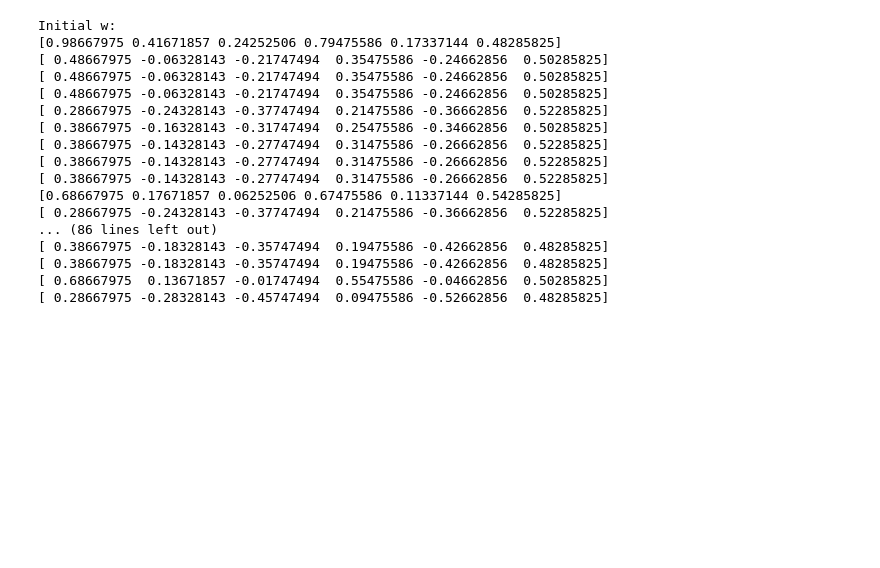
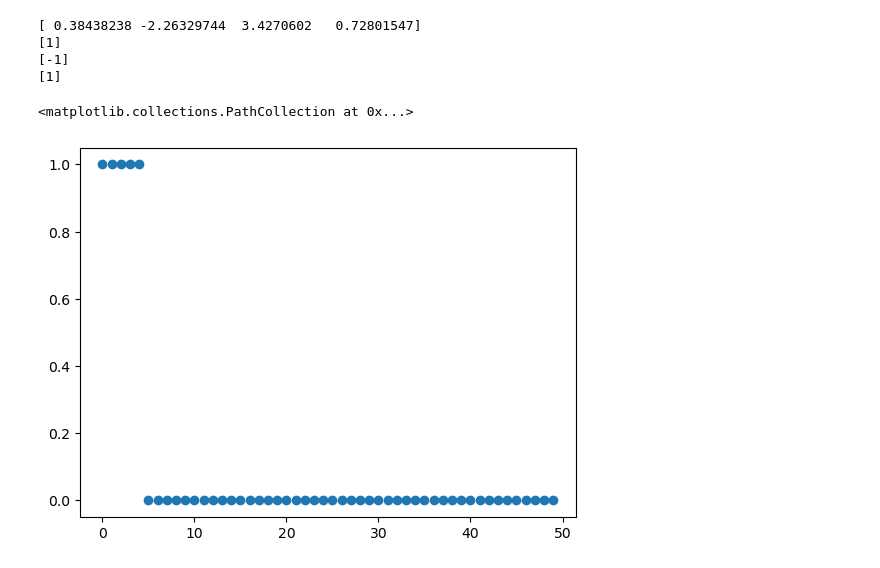
Before and after one commit to molendaa/python_ml_ex, a Jupyter notebook: ml_perceptron.ipynb, the cells around one changed output. Cells and saved outputs as stored; diff of their text form; code cells hidden in the pictures; blank space fills up the shorter version.

Commit message:
New ex. (perceptron adeline, time efficiency test of numpy)

```diff
--- a/ml_perceptron.ipynb
+++ b/ml_perceptron.ipynb
@@ -29,41 +83,32 @@ def predict(x,w):
 # %%
-X = np.arange(-25,25).reshape(10,5)
+# X = np.arange(-25,25).reshape(10,5)
+# y = np.array([1, -1, -1, 1, -1, 1, -1, -1, 1, -1])
 
-ones = np.ones((X.shape[0],1))
-X_1 = np.append(X,ones,1)
-w = np.random.rand(X_1.shape[1])
-print('Initial w:')
-print(w)
+X = np.array([
+    [2,4,20],       #2*2 - 3*4 + 20 =  12 > 0
+    [3,3,-15],      #2*3 - 3*3 - 15 = -18 < 0
+    [5,2,10],       #2*5 - 3*2 + 10 =  14 > 0
+    [3,6,3],        #2*3 - 3*6 + 3  =  -9 < 0
+    [6,2,2],        #2*6 - 3*2 - 2  =   4 > 0
+    #[2,4,-3]        #2*2 - 3*4 - 3 = -11 < 0
+])
 
-# for i in range(len(X_1)):
-#     print(predict(X_1[i,],w))
+y = [1,-1,1,-1,1]
 
-y = np.array([1, -1, -1, 1, -1, 1, -1, -1, 1, -1])
-eta = 0.01
+perceptron = Perceptron(eta = 0.1, epochs = 50,is_verbose=False)
+perceptron.fit(X,y)
 
-epochs = 10
+print(perceptron.w)
 
-for epoch in range(epochs):
-    for x, y_target in zip(X_1,y):
-        y_pred = predict(x,w)
-        delta_w = eta*(y_target-y_pred)*x
-        w += delta_w
-        print(w)
+print(perceptron.predict(np.array([[2,4,20]])))
+print(perceptron.predict(np.array([[20,100,-1]])))
+print(perceptron.predict(np.array([[3,3,3]])))
+
+plt.scatter(range(perceptron.epochs),perceptron.list_of_errors)
 # %% [output]
-Initial w:
-[0.98667975 0.41671857 0.24252506 0.79475586 0.17337144 0.48285825]
-[ 0.48667975 -0.06328143 -0.21747494  0.35475586 -0.24662856  0.50285825]
-[ 0.48667975 -0.06328143 -0.21747494  0.35475586 -0.24662856  0.50285825]
-[ 0.48667975 -0.06328143 -0.21747494  0.35475586 -0.24662856  0.50285825]
-[ 0.28667975 -0.24328143 -0.37747494  0.21475586 -0.36662856  0.52285825]
-[ 0.38667975 -0.16328143 -0.31747494  0.25475586 -0.34662856  0.50285825]
-[ 0.38667975 -0.14328143 -0.27747494  0.31475586 -0.26662856  0.52285825]
-[ 0.38667975 -0.14328143 -0.27747494  0.31475586 -0.26662856  0.52285825]
-[ 0.38667975 -0.14328143 -0.27747494  0.31475586 -0.26662856  0.52285825]
-[0.68667975 0.17671857 0.06252506 0.67475586 0.11337144 0.54285825]
-[ 0.28667975 -0.24328143 -0.37747494  0.21475586 -0.36662856  0.52285825]
-... (86 lines left out)
-[ 0.38667975 -0.18328143 -0.35747494  0.19475586 -0.42662856  0.48285825]
-[ 0.38667975 -0.18328143 -0.35747494  0.19475586 -0.42662856  0.48285825]
-[ 0.68667975  0.13671857 -0.01747494  0.55475586 -0.04662856  0.50285825]
-[ 0.28667975 -0.28328143 -0.45747494  0.09475586 -0.52662856  0.48285825]
+[ 0.38438238 -2.26329744  3.4270602   0.72801547]
+[1]
+[-1]
+[1]
+<matplotlib.collections.PathCollection at 0x...>
+[figure, added]
```
Also changed, not shown: parts of 6 cells of this notebook, 2 other files.
